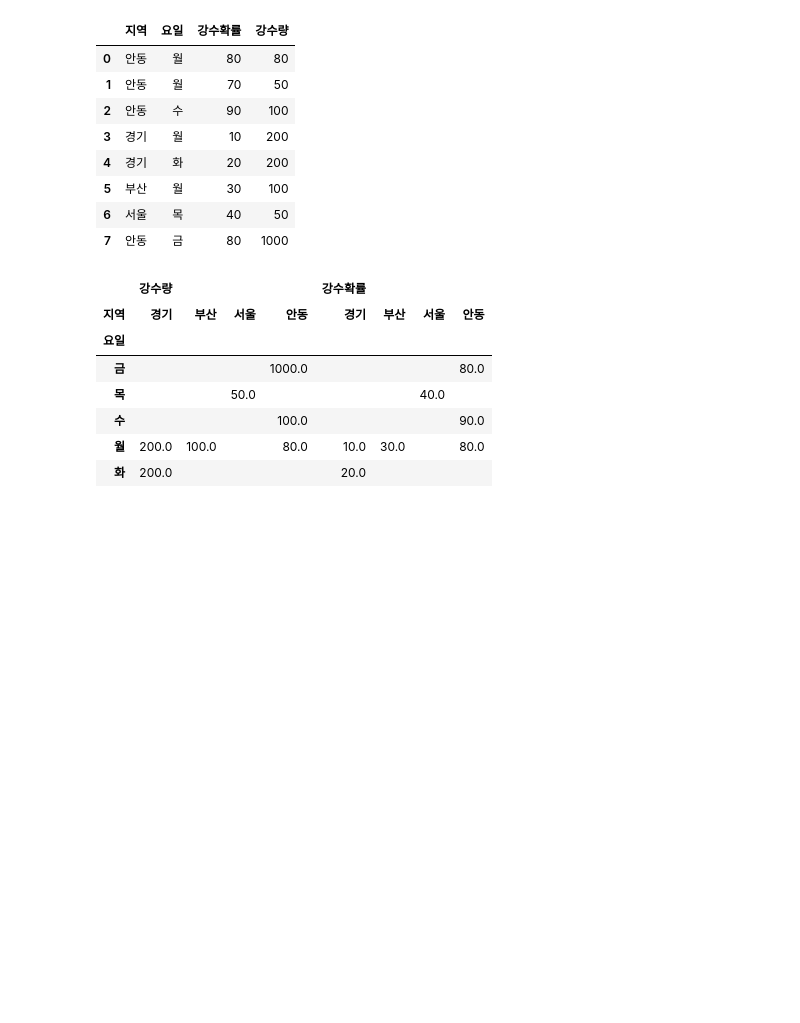
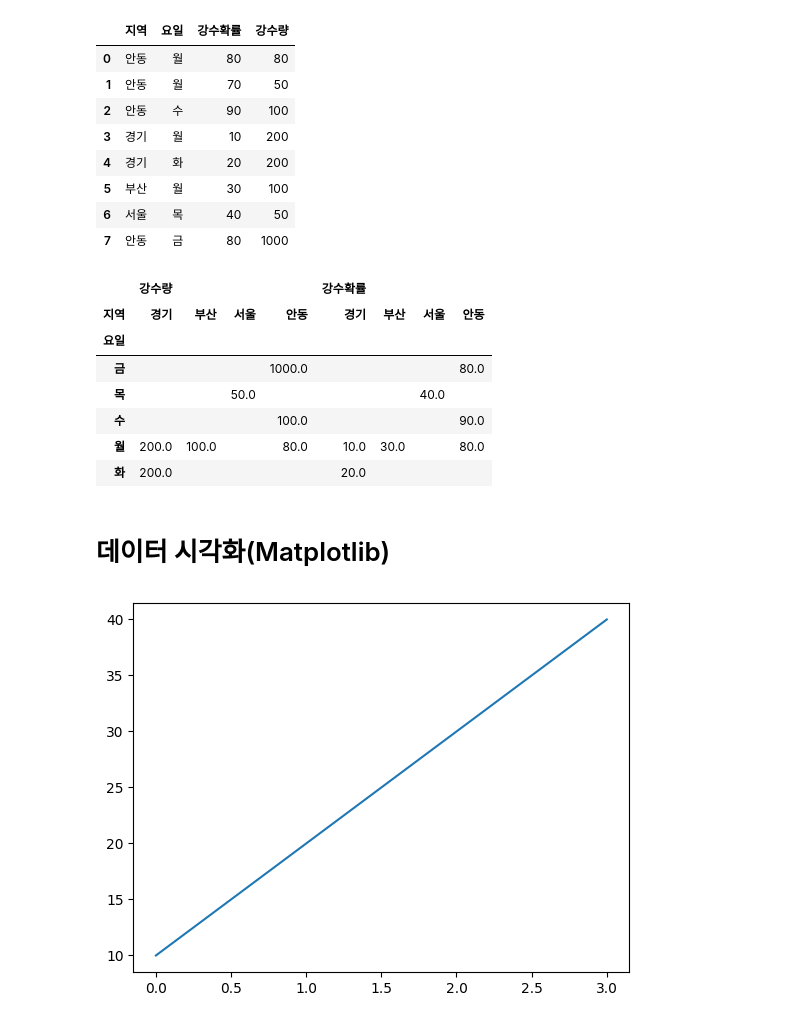
Before and after one commit to park0609/python_park, a Jupyter notebook: py11_판다스심화.ipynb, the cells around one changed output. Saved outputs shown, nothing was run; the diff lists cells and outputs as text; code cells hidden in the pictures; blank space fills up the shorter version.

```diff
--- a/py11_판다스심화.ipynb
+++ b/py11_판다스심화.ipynb
@@ -295,3 +296,11 @@ pd.pivot_table(df, index="요일",
 | 수 |  |  |  | 100.0 |  |  |  | 90.0 |
 | 월 | 200.0 | 100.0 |  | 80.0 | 10.0 | 30.0 |  | 80.0 |
 | 화 | 200.0 |  |  |  | 20.0 |  |  |  |
+# %% [markdown]
+# 데이터 시각화(Matplotlib)
+# %%
+import matplotlib.pyplot as plt
+plt.plot([10,20,30,40])
+plt.show()
+# %% [output]
+[figure, added]
```
Also changed, not shown: parts of 9 cells of this notebook, 23 other files.
